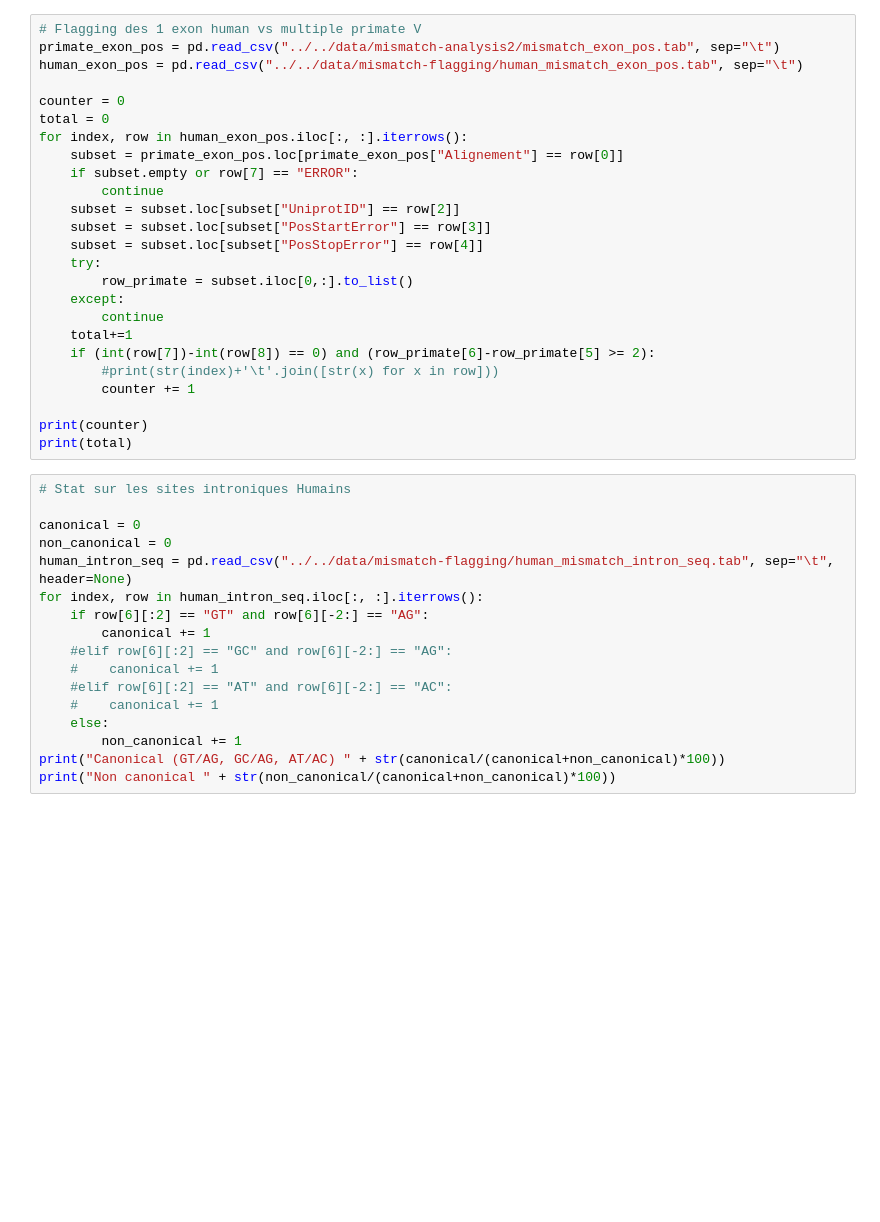
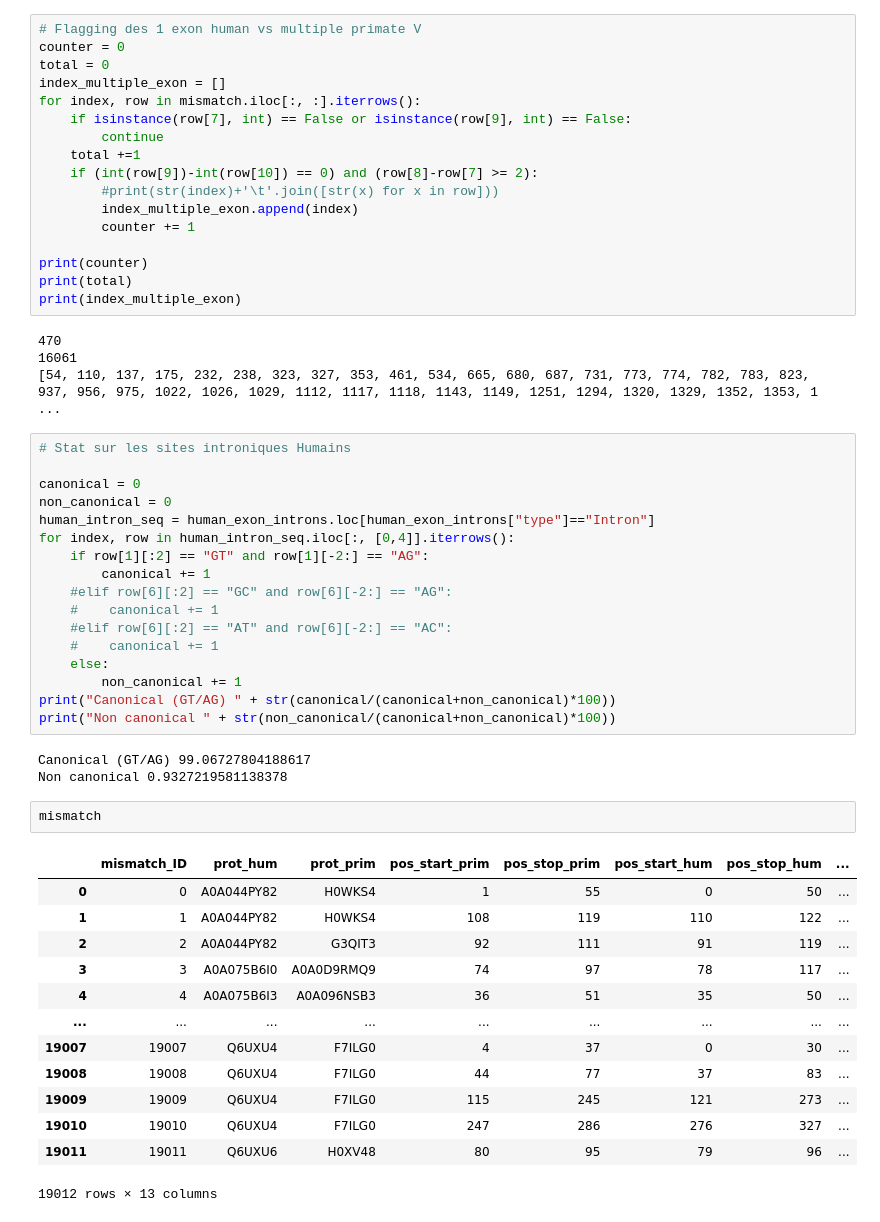
Before and after one commit to lambda-science/stage-thompson, a Jupyter notebook: notebooks/exploration/9-Mismatch_flagging.ipynb, the cells around one changed output. Drawn from its saved outputs; the diff is of its cells as text; blank space fills up the shorter version.

```diff
--- a/notebooks/exploration/9-Mismatch_flagging.ipynb
+++ b/notebooks/exploration/9-Mismatch_flagging.ipynb
@@ -140,36 +172,32 @@ print(total)
 # %%
 # Flagging des 1 exon human vs multiple primate V
-primate_exon_pos = pd.read_csv("../../data/mismatch-analysis2/mismatch_exon_pos.tab", sep="\t")
-human_exon_pos = pd.read_csv("../../data/mismatch-flagging/human_mismatch_exon_pos.tab", sep="\t")
-
 counter = 0
 total = 0
-for index, row in human_exon_pos.iloc[:, :].iterrows():
-    subset = primate_exon_pos.loc[primate_exon_pos["Alignement"] == row[0]]
-    if subset.empty or row[7] == "ERROR":
+index_multiple_exon = []
+for index, row in mismatch.iloc[:, :].iterrows():
+    if isinstance(row[7], int) == False or isinstance(row[9], int) == False:
         continue
-    subset = subset.loc[subset["UniprotID"] == row[2]]
-    subset = subset.loc[subset["PosStartError"] == row[3]]
-    subset = subset.loc[subset["PosStopError"] == row[4]]
-    try:
-        row_primate = subset.iloc[0,:].to_list()
-    except:
-        continue
-    total+=1
-    if (int(row[7])-int(row[8]) == 0) and (row_primate[6]-row_primate[5] >= 2):
+    total +=1
+    if (int(row[9])-int(row[10]) == 0) and (row[8]-row[7] >= 2):
         #print(str(index)+'\t'.join([str(x) for x in row]))
+        index_multiple_exon.append(index)
         counter += 1
 
 print(counter)
 print(total)
+print(index_multiple_exon)
+# %% [output]
+470
+16061
+[54, 110, 137, 175, 232, 238, 323, 327, 353, 461, 534, 665, 680, 687, 731, 773, 774, 782, 783, 823, 937, 956, 975, 1022, 1026, 1029, 1112, 1117, 1118, 1143, 1149, 1251, 1294, 1320, 1329, 1352, 1353, 1 ...
 # %%
 # Stat sur les sites introniques Humains
 
 canonical = 0
 non_canonical = 0
-human_intron_seq = pd.read_csv("../../data/mismatch-flagging/human_mismatch_intron_seq.tab", sep="\t", header=None)
-for index, row in human_intron_seq.iloc[:, :].iterrows():
-    if row[6][:2] == "GT" and row[6][-2:] == "AG":
+human_intron_seq = human_exon_introns.loc[human_exon_introns["type"]=="Intron"]
+for index, row in human_intron_seq.iloc[:, [0,4]].iterrows():
+    if row[1][:2] == "GT" and row[1][-2:] == "AG":
         canonical += 1
     #elif row[6][:2] == "GC" and row[6][-2:] == "AG":
     #    canonical += 1
@@ -177,6 +205,25 @@ for index, row in human_intron_seq.iloc[:, :].iterrows():
     #    canonical += 1
     else:
         non_canonical += 1
-print("Canonical (GT/AG, GC/AG, AT/AC) " + str(canonical/(canonical+non_canonical)*100))
+print("Canonical (GT/AG) " + str(canonical/(canonical+non_canonical)*100))
 print("Non canonical " + str(non_canonical/(canonical+non_canonical)*100))
+# %% [output]
+Canonical (GT/AG) 99.06727804188617
+Non canonical 0.9327219581138378
+# %%
+mismatch
+# %% [output]
+|  | mismatch_ID | prot_hum | prot_prim | pos_start_prim | pos_stop_prim | pos_start_hum | pos_stop_hum | ... |
+| 0 | 0 | A0A044PY82 | H0WKS4 | 1 | 55 | 0 | 50 | ... |
+| 1 | 1 | A0A044PY82 | H0WKS4 | 108 | 119 | 110 | 122 | ... |
+| 2 | 2 | A0A044PY82 | G3QIT3 | 92 | 111 | 91 | 119 | ... |
+| 3 | 3 | A0A075B6I0 | A0A0D9RMQ9 | 74 | 97 | 78 | 117 | ... |
+| 4 | 4 | A0A075B6I3 | A0A096NSB3 | 36 | 51 | 35 | 50 | ... |
+| ... | ... | ... | ... | ... | ... | ... | ... | ... |
+| 19007 | 19007 | Q6UXU4 | F7ILG0 | 4 | 37 | 0 | 30 | ... |
+| 19008 | 19008 | Q6UXU4 | F7ILG0 | 44 | 77 | 37 | 83 | ... |
+| 19009 | 19009 | Q6UXU4 | F7ILG0 | 115 | 245 | 121 | 273 | ... |
+| 19010 | 19010 | Q6UXU4 | F7ILG0 | 247 | 286 | 276 | 327 | ... |
+| 19011 | 19011 | Q6UXU6 | H0XV48 | 80 | 95 | 79 | 96 | ... |
+19012 rows × 13 columns
 # %%
```
Also changed, not shown: parts of 13 cells of this notebook.
